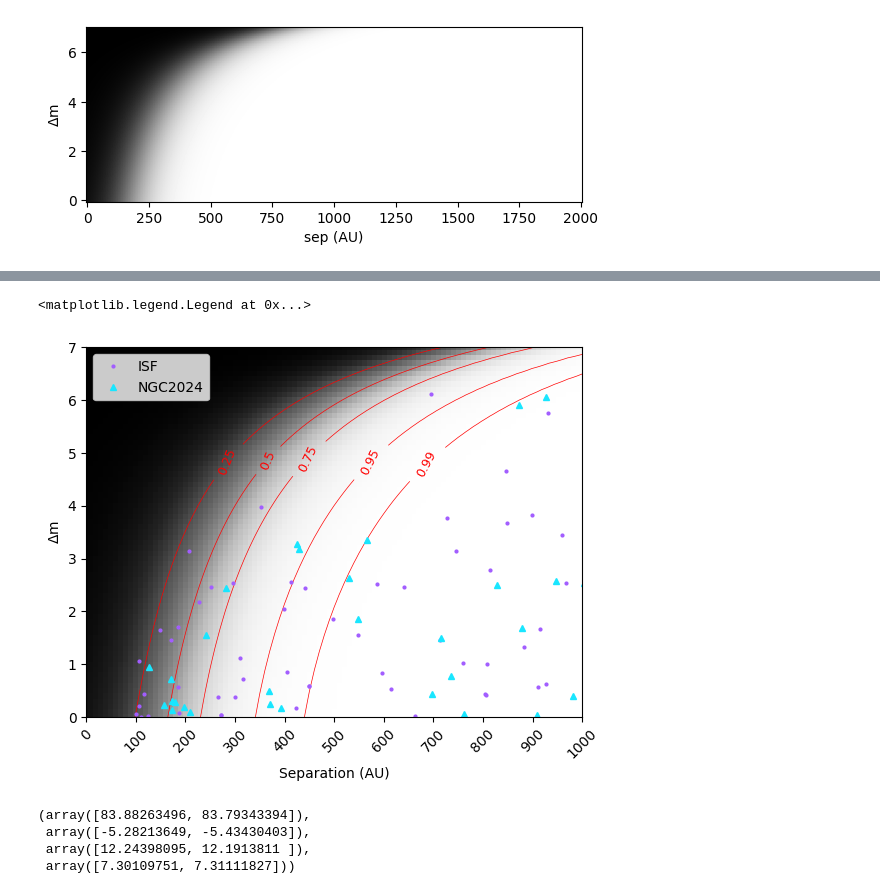
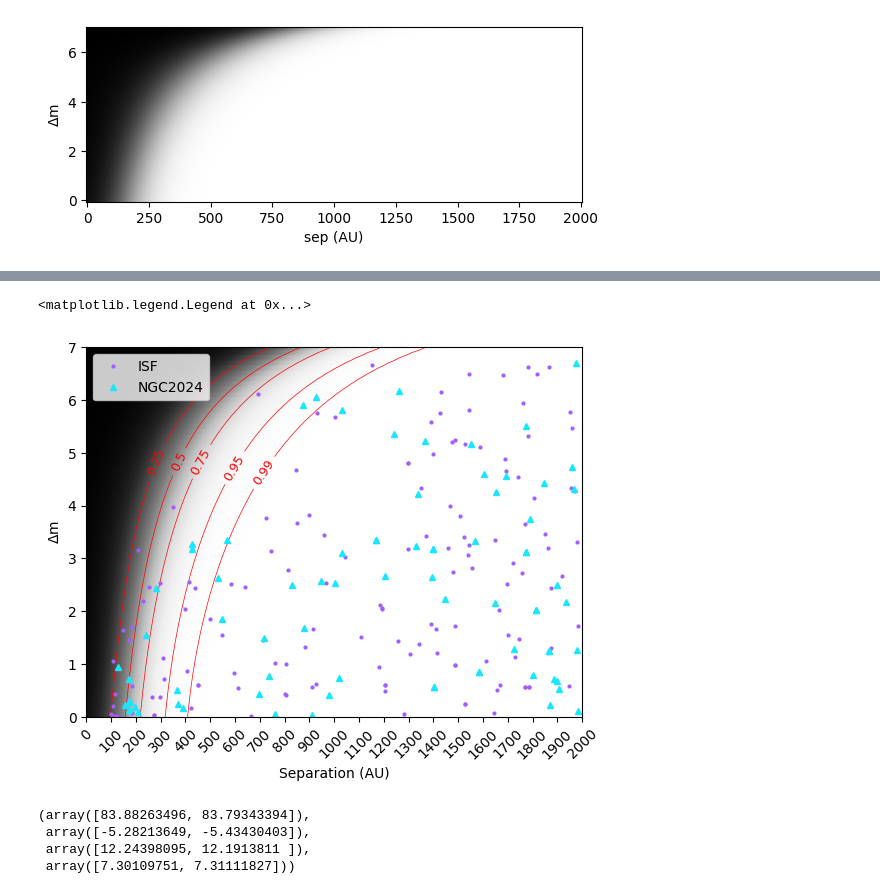
Before and after one commit to PrabhaniR/Artificial_Star_Test, a Jupyter notebook: CF.ipynb, the cells around one changed output, grey strips where cells are left out. Drawn from its saved outputs; the diff is of its cells as text; code cells hidden in the pictures.

```diff
--- a/CF.ipynb
+++ b/CF.ipynb
@@ -190,7 +185,7 @@ r2_cont = 5000
 
 #Making a catalog object using all sources
 c2 = SkyCoord(ra=ra_cat*u.degree, dec=dec_cat*u.degree,
-              distance=390.*u.pc, frame='fk5')
+              distance=400.*u.pc, frame='fk5')
 
 ra_yso  = ra_cat[i_yso]
 dec_yso = dec_cat[i_yso]
@@ -234,14 +229,11 @@ for i in range(N_total):
         mag_prim = np.append(mag_prim, np.ones(ra_comp.shape)*m_prim[0])
 ax.plot(d_comp/10, dm_comp*10, '.', c=category_colors[5], ms=4, label='ISF')
 ax.plot(sep_flame/10, dm_flame*10, '^', c=category_colors[0], ms=4, label='NGC2024')
-#ax.set_ylim(0, 100)
-#ax.set_yticks(np.arange(0, 11, 1))
-#yticks = ax.get_yticks()
 
 ax.set_yticks(np.arange(0, 71, 10), np.arange(0, 8, 1))
 ax.set_ylim(0, 70)
 
-ax.set_xlim(0, 200)
+ax.set_xlim(0, 100)
 ax.legend()
 # %% [output]
 <matplotlib.legend.Legend at 0x...>
@@ -307,7 +299,7 @@ r2_cont = 5000
 
 #Making a catalog object using all sources
 c2 = SkyCoord(ra=ra_cat*u.degree, dec=dec_cat*u.degree,
-              distance=390.*u.pc, frame='fk5')
+              distance=400.*u.pc, frame='fk5')
 
 ra_yso  = ra_cat[i_yso]
 dec_yso = dec_cat[i_yso]
@@ -331,35 +323,38 @@ for i in range(N_total):
 
     if (n_obj>0)&(~np.isin(i_yso[i], i_tested))&(m_yso[i]<19.)&(m_yso[i]>12.):
         ra_sys  = np.append(ra_yso[i], ra_cat[i_obj_])
         dec_sys = np.append(dec_yso[i], dec_cat[i_obj_])
         m_sys   = np.append(m_yso[i], m_cat[i_obj_]) #adding primary and the companions to 1 array
 
         i_prim, = np.where(m_sys==np.min(m_sys))
         i_comp, = np.where(m_sys!=np.min(m_sys))
         N_cand  = N_cand + len(i_comp)
         ra_comp, dec_comp = ra_sys[i_comp], dec_sys[i_comp]
         ra_prim, dec_prim = ra_sys[i_prim], dec_sys[i_prim]
         m_prim = m_sys[i_prim]
         c_comp = SkyCoord(ra=ra_comp*u.degree, dec=dec_comp*u.degree, distance=400.*u.pc, frame='fk5')
 
         c_prim = SkyCoord(ra=ra_prim*u.degree, dec=dec_prim*u.degree, distance=400.*u.pc, frame='fk5')
         sep_comp = c_comp.separation(c_prim).arcsec*400.
         #ax.plot(sep_comp, m_sys[i_comp]-m_prim, '.r')
         d_comp = np.append(d_comp, sep_comp)
         dm_comp = np.append(dm_comp, np.abs((m_sys[i_comp]-m_prim)))
         r_comp, dc_comp = np.append(r_comp, ra_comp), np.append(dc_comp, dec_comp)
         mag_prim = np.append(mag_prim, np.ones(ra_comp.shape)*m_prim[0])
 ax.plot(d_comp/10, dm_comp*10, '.', c=category_colors[5], ms=4, label='ISF')
 ax.plot(sep_flame/10, dm_flame*10, '^', c=category_colors[0], ms=4, label='NGC2024')
+#ax.set_ylim(0, 100)
+#ax.set_yticks(np.arange(0, 11, 1))
+#yticks = ax.get_yticks()
 
 ax.set_yticks(np.arange(0, 71, 10), np.arange(0, 8, 1))
 ax.set_ylim(0, 70)
 
-ax.set_xlim(0, 100)
+ax.set_xlim(0, 200)
 ax.legend()
 # %% [output]
 <matplotlib.legend.Legend at 0x...>
-[figure, old version]
+[figure, new version]
 # %%
 r_comp[dm_comp*10>70], dc_comp[dm_comp*10>70], mag_prim[dm_comp*10>70], dm_comp[dm_comp*10>70]
 # %% [output]
```
Also changed, not shown: parts of 18 cells of this notebook.
